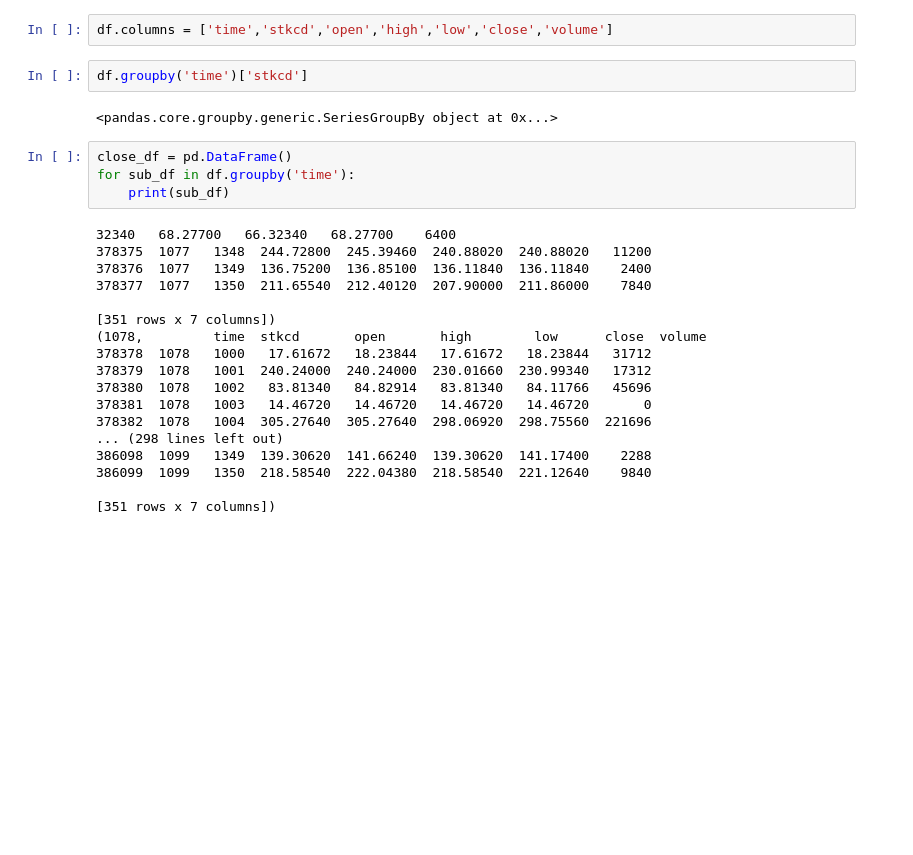
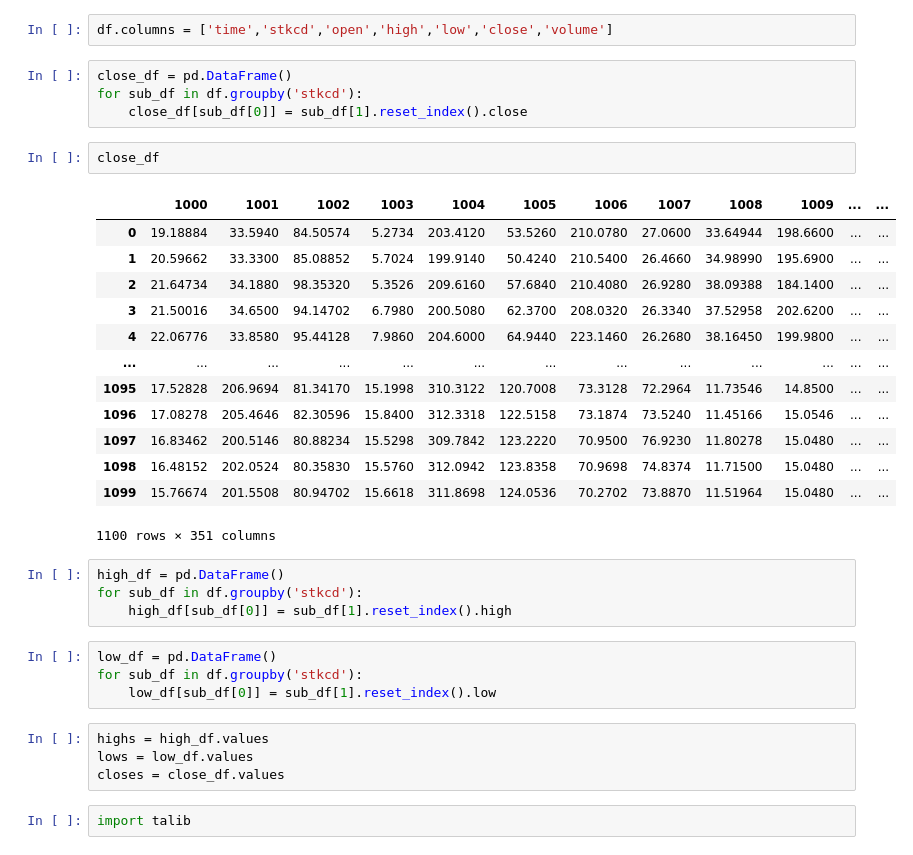
Before and after one commit to VoidFly/JKQ, a Jupyter notebook: research.ipynb, the cells around one changed output. Drawn from its saved outputs; the diff is of its cells as text; blank space fills up the shorter version.

Commit message:
try functions
only cci has fully developed, working on kdj but seems hard to avoid pandas

```diff
--- a/research.ipynb
+++ b/research.ipynb
@@ -5,29 +5,37 @@ import numpy as np
 df = pd.read_csv("./data/CONTEST_DATA_IN_SAMPLE_1.csv",header=None)
 # %%
 df.columns = ['time','stkcd','open','high','low','close','volume']
-# %%
-df.groupby('time')['stkcd']
-# %% [output]
-<pandas.core.groupby.generic.SeriesGroupBy object at 0x...>
 # %%
 close_df = pd.DataFrame()
-for sub_df in df.groupby('time'):
-    print(sub_df)
+for sub_df in df.groupby('stkcd'):
+    close_df[sub_df[0]] = sub_df[1].reset_index().close
-# %% [output]
-32340   68.27700   66.32340   68.27700    6400
-378375  1077   1348  244.72800  245.39460  240.88020  240.88020   11200
-378376  1077   1349  136.75200  136.85100  136.11840  136.11840    2400
-378377  1077   1350  211.65540  212.40120  207.90000  211.86000    7840
-
-[351 rows x 7 columns])
-(1078,         time  stkcd       open       high        low      close  volume
-378378  1078   1000   17.61672   18.23844   17.61672   18.23844   31712
-378379  1078   1001  240.24000  240.24000  230.01660  230.99340   17312
-378380  1078   1002   83.81340   84.82914   83.81340   84.11766   45696
-378381  1078   1003   14.46720   14.46720   14.46720   14.46720       0
-378382  1078   1004  305.27640  305.27640  298.06920  298.75560  221696
-... (298 lines left out)
-386098  1099   1349  139.30620  141.66240  139.30620  141.17400    2288
-386099  1099   1350  218.58540  222.04380  218.58540  221.12640    9840
-
-[351 rows x 7 columns])
+# %%
+close_df
+# %% [output]
+|  | 1000 | 1001 | 1002 | 1003 | 1004 | 1005 | 1006 | 1007 | 1008 | 1009 | ... | ... |
+| 0 | 19.18884 | 33.5940 | 84.50574 | 5.2734 | 203.4120 | 53.5260 | 210.0780 | 27.0600 | 33.64944 | 198.6600 | ... | ... |
+| 1 | 20.59662 | 33.3300 | 85.08852 | 5.7024 | 199.9140 | 50.4240 | 210.5400 | 26.4660 | 34.98990 | 195.6900 | ... | ... |
+| 2 | 21.64734 | 34.1880 | 98.35320 | 5.3526 | 209.6160 | 57.6840 | 210.4080 | 26.9280 | 38.09388 | 184.1400 | ... | ... |
+| 3 | 21.50016 | 34.6500 | 94.14702 | 6.7980 | 200.5080 | 62.3700 | 208.0320 | 26.3340 | 37.52958 | 202.6200 | ... | ... |
+| 4 | 22.06776 | 33.8580 | 95.44128 | 7.9860 | 204.6000 | 64.9440 | 223.1460 | 26.2680 | 38.16450 | 199.9800 | ... | ... |
+| ... | ... | ... | ... | ... | ... | ... | ... | ... | ... | ... | ... | ... |
+| 1095 | 17.52828 | 206.9694 | 81.34170 | 15.1998 | 310.3122 | 120.7008 | 73.3128 | 72.2964 | 11.73546 | 14.8500 | ... | ... |
+| 1096 | 17.08278 | 205.4646 | 82.30596 | 15.8400 | 312.3318 | 122.5158 | 73.1874 | 73.5240 | 11.45166 | 15.0546 | ... | ... |
+| 1097 | 16.83462 | 200.5146 | 80.88234 | 15.5298 | 309.7842 | 123.2220 | 70.9500 | 76.9230 | 11.80278 | 15.0480 | ... | ... |
+| 1098 | 16.48152 | 202.0524 | 80.35830 | 15.5760 | 312.0942 | 123.8358 | 70.9698 | 74.8374 | 11.71500 | 15.0480 | ... | ... |
+| 1099 | 15.76674 | 201.5508 | 80.94702 | 15.6618 | 311.8698 | 124.0536 | 70.2702 | 73.8870 | 11.51964 | 15.0480 | ... | ... |
+1100 rows × 351 columns
+# %%
+high_df = pd.DataFrame()
+for sub_df in df.groupby('stkcd'):
+    high_df[sub_df[0]] = sub_df[1].reset_index().high
+# %%
+low_df = pd.DataFrame()
+for sub_df in df.groupby('stkcd'):
+    low_df[sub_df[0]] = sub_df[1].reset_index().low
+# %%
+highs = high_df.values
+lows = low_df.values
+closes = close_df.values
+# %%
+import talib
```
Also changed, not shown: parts of 7 cells of this notebook, 2 other files.
